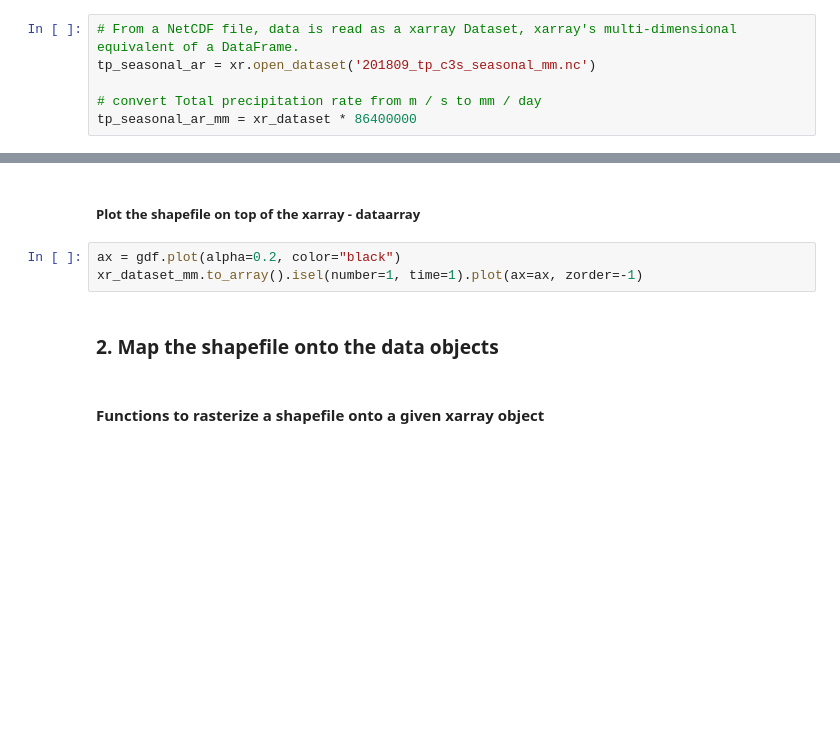
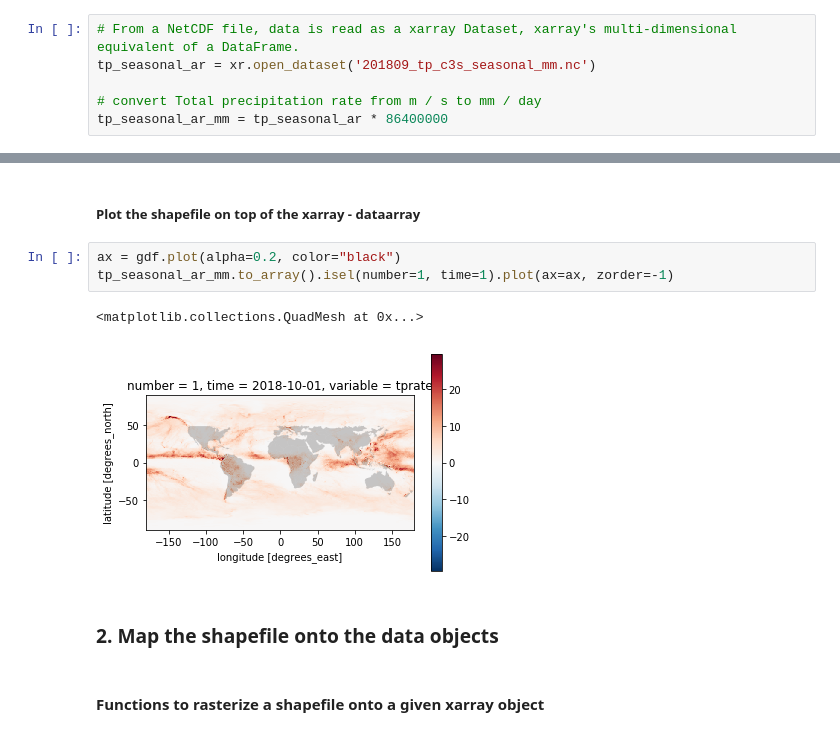
Before and after one commit to jwagemann/seasonal_forecasts, a Jupyter notebook: Workflow_seasonal_fc_processing.ipynb, the cells around one changed output, grey strips where cells are left out. Drawn from its saved outputs; the diff is of its cells as text; blank space fills up the shorter version.

```diff
--- a/Workflow_seasonal_fc_processing.ipynb
+++ b/Workflow_seasonal_fc_processing.ipynb
@@ -78,4 +81,4 @@ from ipywidgets import interact, interactive, fixed, interact_manual
 tp_seasonal_ar = xr.open_dataset('201809_tp_c3s_seasonal_mm.nc')
 
 # convert Total precipitation rate from m / s to mm / day
-tp_seasonal_ar_mm = xr_dataset * 86400000
+tp_seasonal_ar_mm = tp_seasonal_ar * 86400000
@@ -113,9 +116,12 @@ gdf_subset.plot(figsize=(10,30))
 ##### Plot the shapefile on top of the xarray - dataarray
 # %%
 ax = gdf.plot(alpha=0.2, color="black")
-xr_dataset_mm.to_array().isel(number=1, time=1).plot(ax=ax, zorder=-1)
+tp_seasonal_ar_mm.to_array().isel(number=1, time=1).plot(ax=ax, zorder=-1)
+# %% [output]
+<matplotlib.collections.QuadMesh at 0x...>
+[figure, added]
 # %% [markdown]
-### 2. Map the shapefile onto the data objects
+### <a id="rasterize"></a> 2. Map the shapefile onto the data objects
 # %% [markdown]
 #### Functions to rasterize a shapefile onto a given xarray object
 # %%
```
Also changed, not shown: parts of 16 cells of this notebook.
